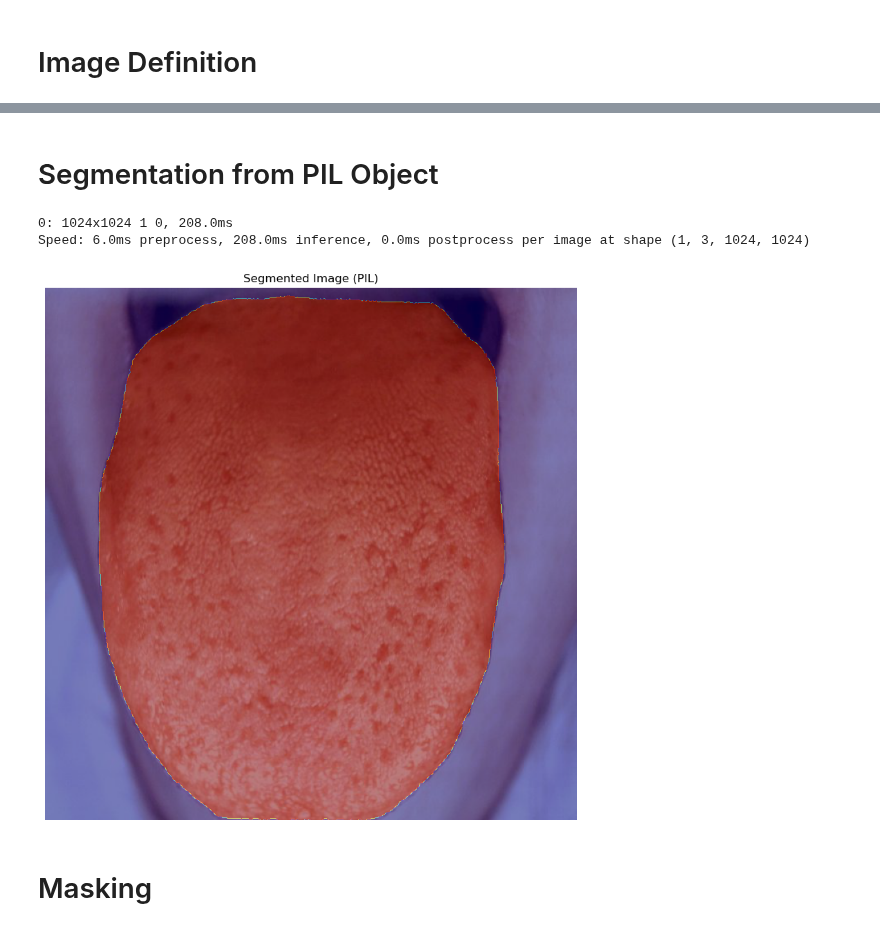
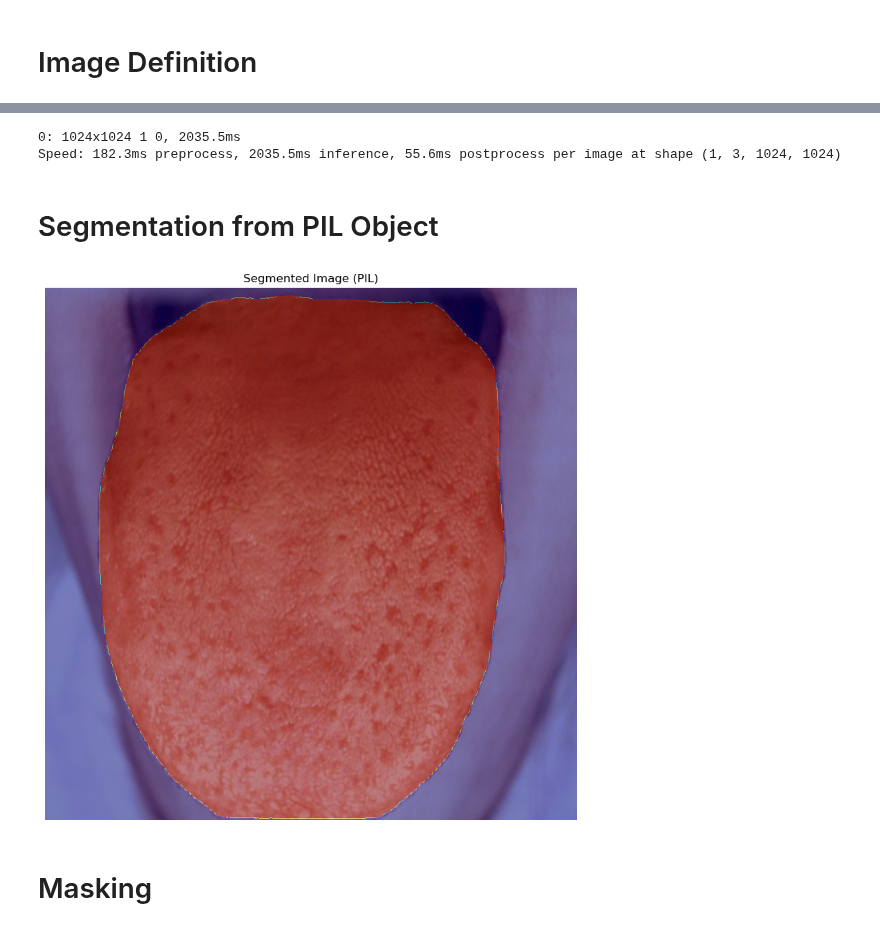
Before and after one commit to oyanchun/Synapxe-Tongue-Project, a Jupyter notebook: Data Manipulation/Segmentation/SAM2 Segmentation Demo.ipynb, the cells around one changed output, grey strips where cells are left out. Saved outputs shown, nothing was run; the diff lists cells and outputs as text; code cells hidden in the pictures.

Commit message:
Update segmentation code

```diff
--- a/Data Manipulation/Segmentation/SAM2 Segmentation Demo.ipynb
+++ b/Data Manipulation/Segmentation/SAM2 Segmentation Demo.ipynb
@@ -14,0 +8,5 @@ Model summary: 566 layers, 80,833,666 parameters, 80,833,666 gradients
+# %%
+# Please check the documentation at https://docs.ultralytics.com/models/sam-2
+# to get the latest models
+model = SAM("sam2.1_b.pt")
+model.info()
@@ -46,31 +21,30 @@ plt.show()
+# %%
+# skimage_loaded_image = io.imread(IMAGE)
+pil_loaded_image = Image.open(IMAGE)
+numpy_image = np.array(Image.open(IMAGE))
+# %%
+# The model can take in an image path or a PIL image object
+# results_path = model(IMAGE, points=[320, 320], labels=[1])
+results_pil = model(pil_loaded_image, points=[320, 320], labels=[1])
+# %% [output]
+0: 1024x1024 1 0, 2035.5ms
+Speed: 182.3ms preprocess, 2035.5ms inference, 55.6ms postprocess per image at shape (1, 3, 1024, 1024)
 # %% [markdown]
 # Segmentation from PIL Object
 # %%
-# Using model on PIL.JpegImagePlugin.JpegImageFile object
-pil_image = Image.open(IMAGE)
-
-# Convert PIL image to numpy array for visualization
-test_image_np = np.array(pil_image)
-
-# Segment with point prompt using the PIL image
-results_pil = model(pil_image, points=[320, 320], labels=[1])
-
-# Visualize the results
 plt.figure(figsize=(10, 10))
-plt.imshow(test_image_np)
+plt.imshow(pil_loaded_image)
 
 # Get the mask from the results
 mask_pil = results_pil[0].masks.data[0].cpu().numpy()
 
 # Overlay the mask on the image
 plt.imshow(mask_pil, alpha=0.5, cmap='jet')
 plt.axis('off')
 plt.title('Segmented Image (PIL)')
 plt.show()
 # %% [output]
-0: 1024x1024 1 0, 208.0ms
-Speed: 6.0ms preprocess, 208.0ms inference, 0.0ms postprocess per image at shape (1, 3, 1024, 1024)
-[figure, old version]
+[figure, new version]
 # %% [markdown]
 # Masking
 # %%
```
Also changed, not shown: parts of 9 cells of this notebook, 4 other files.
